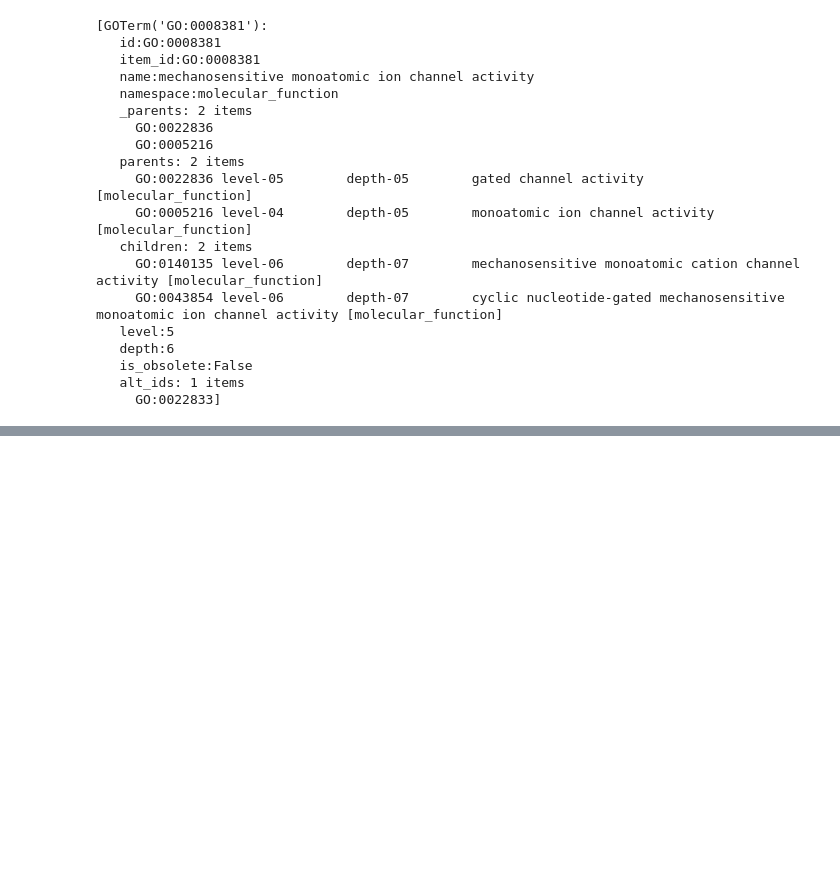
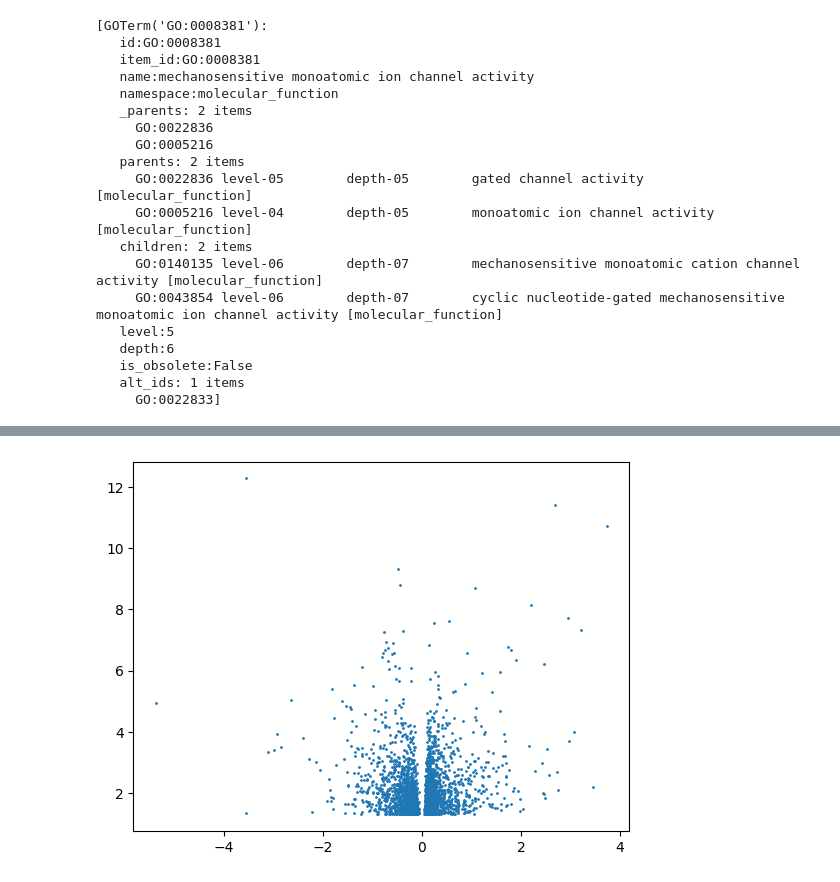
Before and after one commit to alirezanobakht13/Intro-bioinformatics, a Jupyter notebook: tasks/the-songbird-study/SongBirdStudy.ipynb, the cells around one changed output, grey strips where cells are left out. Drawn from its saved outputs; the diff is of its cells as text; code cells hidden in the pictures; blank space fills up the shorter version.

Commit message:
Add volcano plot

```diff
--- a/tasks/the-songbird-study/SongBirdStudy.ipynb
+++ b/tasks/the-songbird-study/SongBirdStudy.ipynb
@@ -1313,0 +1327,22 @@ annotate_genes('ENSTGUG00000003385')
+# %%
+# Step 4: Visualization
+# Create insightful visualizations of the DEGs
+# Example: create_heatmap(results)
+# Example: create_volcano_plot(results)
+# Example: plot_pathways(pathways)
+
+# Remember to interpret your findings in the context of the biological questions and hypotheses you are exploring.
+# Consider the biological significance of the DEGs and their roles in the context of your study.
+
+
+import matplotlib.pylab as plt
+import seaborn as sns
+import numpy as np
+
+deg_pd = pd.read_csv(pre_dir + './outputs/social_setting.csv')
+deg_pd = deg_pd[deg_pd['pvalue']<0.05]
+
+plt.scatter(x=deg_pd['log2FoldChange'], y=deg_pd['pvalue'].apply(lambda x:-np.log10(x)),s=1)
+plt.show()
+# %% [output]
+[figure, added]
```
Also changed, not shown: parts of 10 cells of this notebook.
